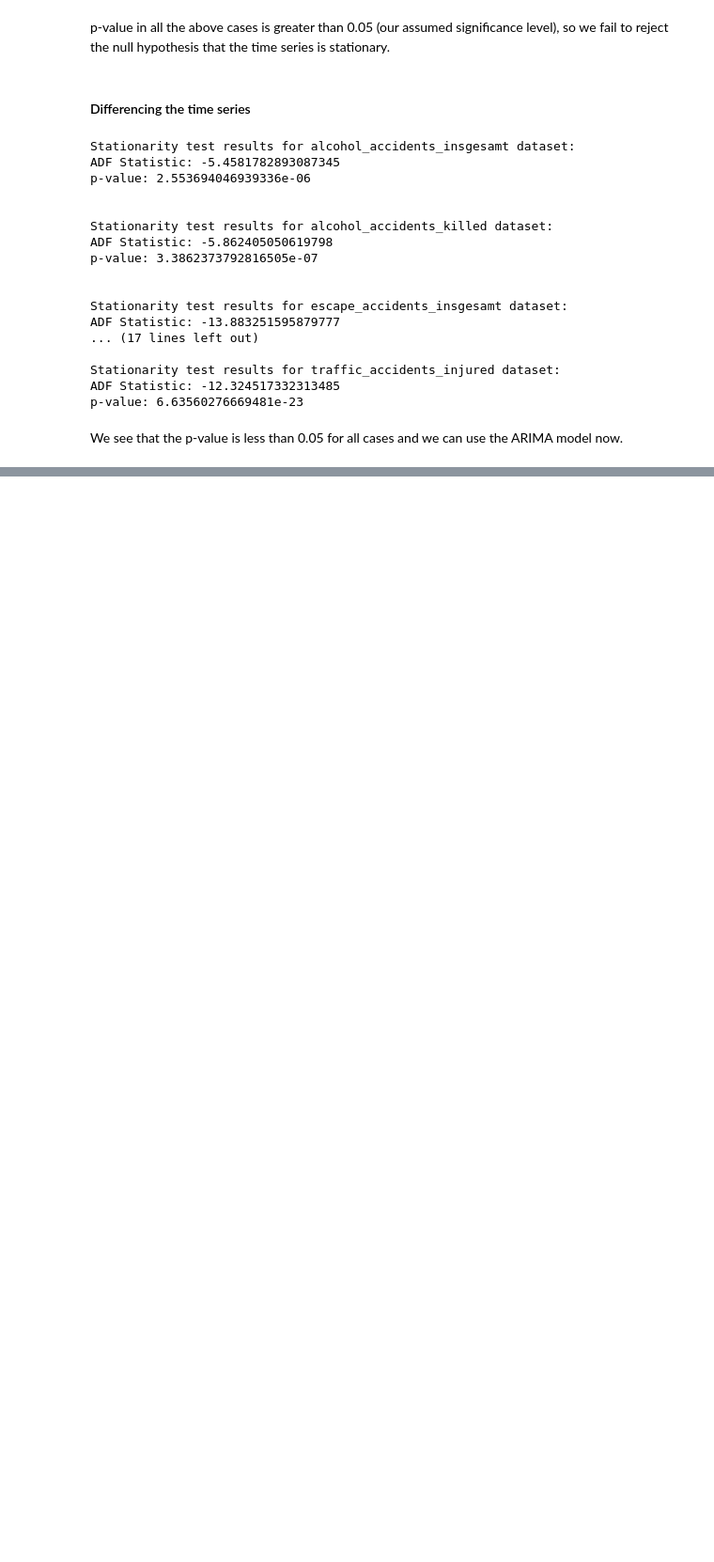
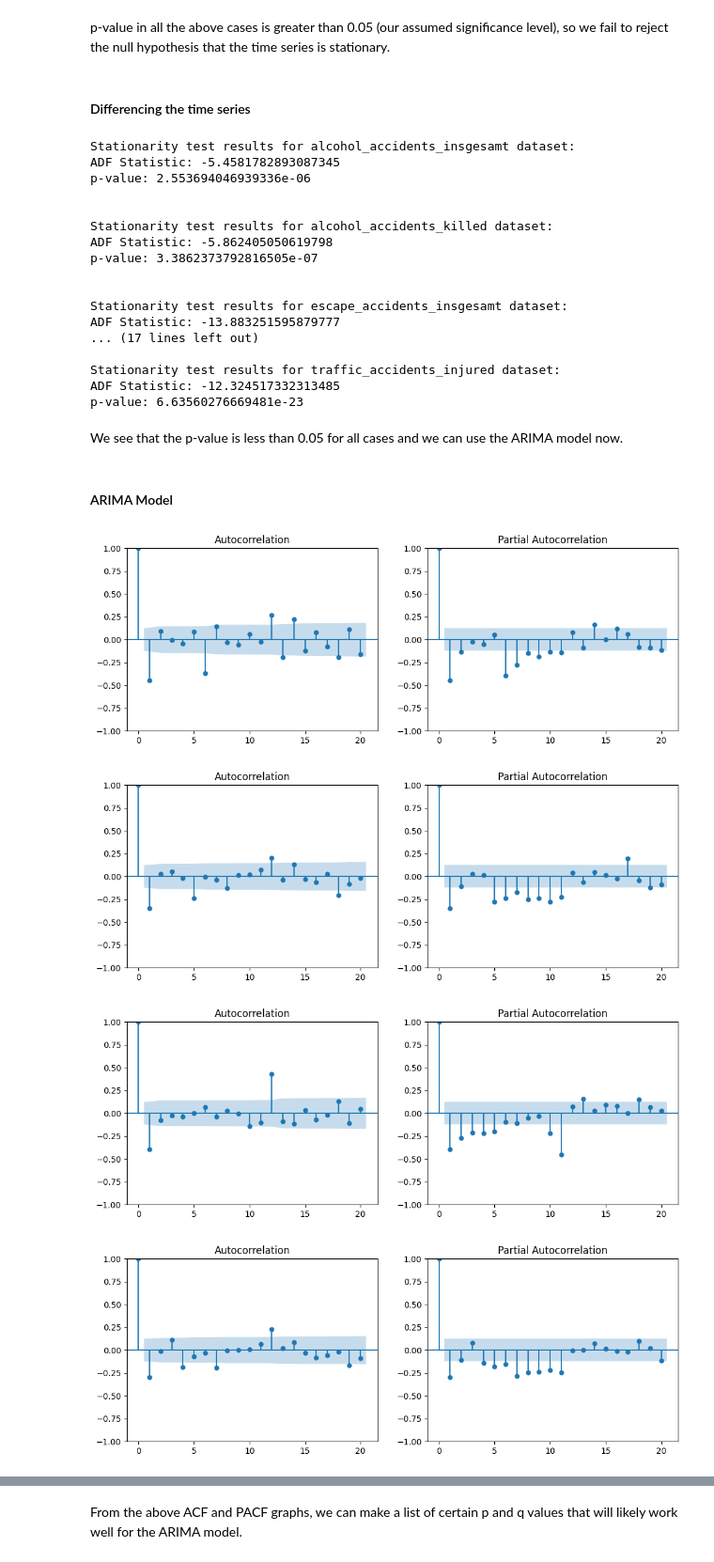
Before and after one commit to PrahithaM/DPS_Task, a Jupyter notebook: DPS_AI_Prahitha.ipynb, the cells around one changed output, grey strips where cells are left out. Shown at 94% size. Saved outputs shown, nothing was run; the diff lists cells and outputs as text; code cells hidden in the pictures; blank space fills up the shorter version.

```diff
--- a/DPS_AI_Prahitha.ipynb
+++ b/DPS_AI_Prahitha.ipynb
@@ -441,3 +441,12 @@ ADF Statistic: -12.324517332313485
 p-value: 6.63560276669481e-23
 # %% [markdown]
 We see that the p-value is less than 0.05 for all cases and we can use the ARIMA model now.
+# %% [markdown]
+#### ARIMA Model
+# %%
+correlation_plots(datasets, 'WERT_D1')
+# %% [output]
+[figure, added]
+[figure, added]
+[figure, added]
+[figure, added]
@@ -443,0 +456,2 @@ We see that the p-value is less than 0.05 for all cases and we can use the ARIMA
+# %% [markdown]
+From the above ACF and PACF graphs, we can make a list of certain p and q values that will likely work well for the ARIMA model.
```
Also changed, not shown: parts of 9 cells of this notebook.
